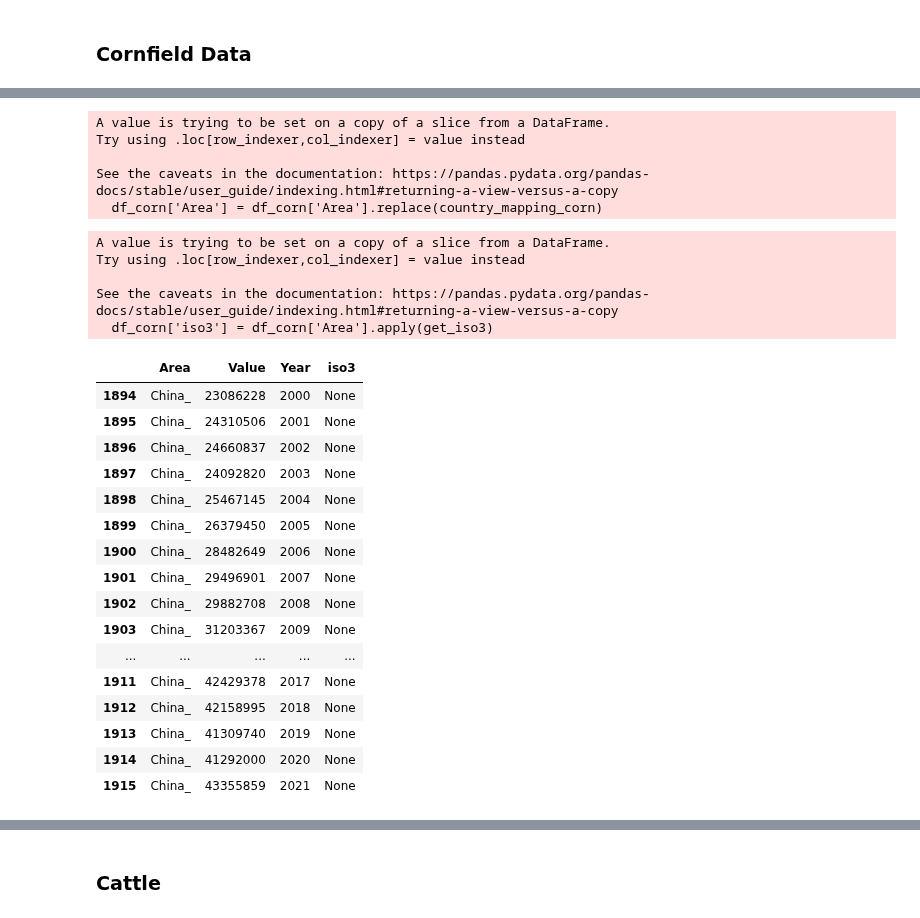
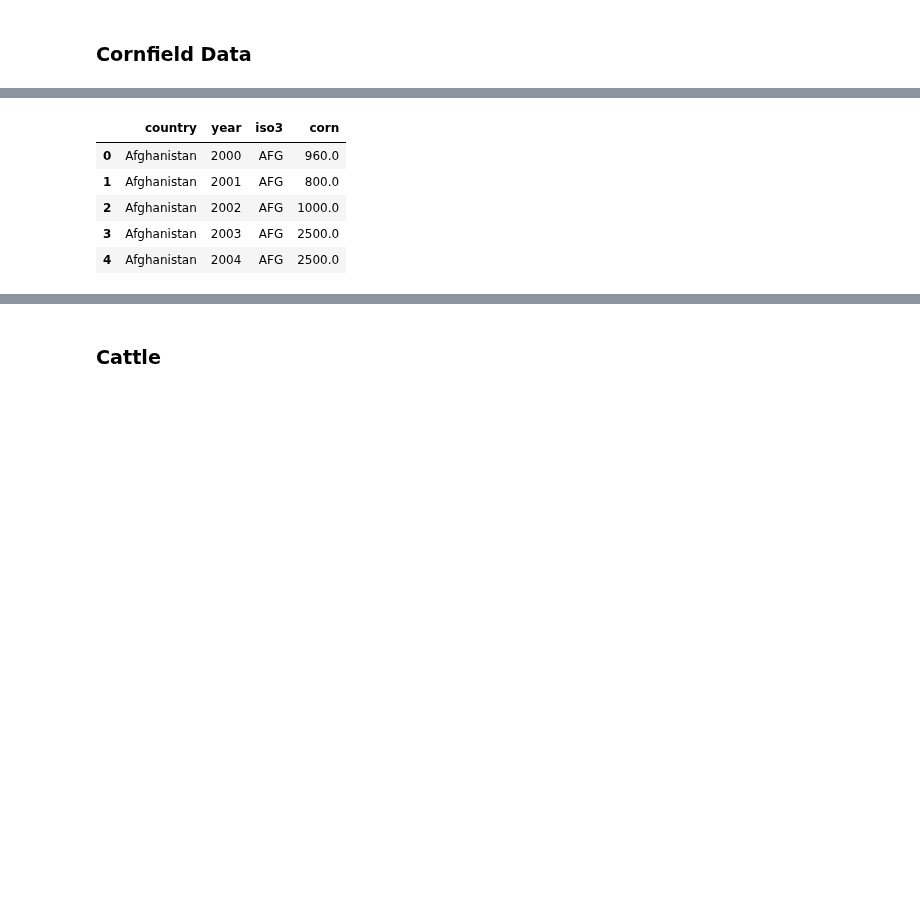
Before and after one commit to ZeliaDec/DataScience, a Jupyter notebook: Data_Notebook.ipynb, the cells around one changed output, grey strips where cells are left out. Cells and saved outputs as stored; diff of their text form; code cells hidden in the pictures; blank space fills up the shorter version.

```diff
--- a/Data_Notebook.ipynb
+++ b/Data_Notebook.ipynb
@@ -254,3 +204,0 @@ df_corn.head()
-# %%
-df_corn['iso3'] = df_corn['Area'].apply(get_iso3)
-df_corn[df_corn['iso3'].isnull()]
@@ -288,37 +217,35 @@ country_mapping_corn = {
     'Venezuela (Bolivarian Republic of)':'Venezuela, Bolivarian Republic of',
     # You can add more mappings if necessary
 }
-
-df_corn['Area'] = df_corn['Area'].replace(country_mapping_corn)
-# %% [output]
-A value is trying to be set on a copy of a slice from a DataFrame.
-Try using .loc[row_indexer,col_indexer] = value instead
-
-See the caveats in the documentation: https://pandas.pydata.org/pandas-docs/stable/user_guide/indexing.html#returning-a-view-versus-a-copy
-  df_corn['Area'] = df_corn['Area'].replace(country_mapping_corn)
 # %%
+# Replace the country names, so that they match the ISO-3 codes
+df_corn['Area'] = df_corn['Area'].replace(country_mapping_corn)
+
+# Get the ISO-3 code for each country
 df_corn['iso3'] = df_corn['Area'].apply(get_iso3)
-df_corn[df_corn['iso3'].isnull()]
+
+# Print the countries with missing ISO-3 codes
+# Note: China mainland was converted into China and China was dropped
+#print(df_corn[df_corn['iso3'].isnull()]["Area"].unique())
+
+# Drop rows with missing values, here missing values for ISO-3 codes
+df_corn = df_corn.dropna()
+
+df_corn = df_corn.reset_index()
+df_corn.drop('index', axis=1, inplace=True)
+
+# Rename the columns
+df_corn.rename(columns={'Area':'country', 'Value':'corn_ha', 'Year': 'year'}, inplace=True)
+# Convert ha in sq km
+df_corn['corn'] = df_corn['corn_ha']*0.01
+# Drop the column corn in hectares
+df_corn.drop('corn_ha', axis=1, inplace=True)
+
+df_corn.head()
 # %% [output]
-A value is trying to be set on a copy of a slice from a DataFrame.
-Try using .loc[row_indexer,col_indexer] = value instead
-
-See the caveats in the documentation: https://pandas.pydata.org/pandas-docs/stable/user_guide/indexing.html#returning-a-view-versus-a-copy
-  df_corn['iso3'] = df_corn['Area'].apply(get_iso3)
-|  | Area | Value | Year | iso3 |
-| 1894 | China_ | 23086228 | 2000 | None |
-| 1895 | China_ | 24310506 | 2001 | None |
-| 1896 | China_ | 24660837 | 2002 | None |
-| 1897 | China_ | 24092820 | 2003 | None |
-| 1898 | China_ | 25467145 | 2004 | None |
-| 1899 | China_ | 26379450 | 2005 | None |
-| 1900 | China_ | 28482649 | 2006 | None |
-| 1901 | China_ | 29496901 | 2007 | None |
-| 1902 | China_ | 29882708 | 2008 | None |
-| 1903 | China_ | 31203367 | 2009 | None |
-| ... | ... | ... | ... | ... |
-| 1911 | China_ | 42429378 | 2017 | None |
-| 1912 | China_ | 42158995 | 2018 | None |
-| 1913 | China_ | 41309740 | 2019 | None |
-| 1914 | China_ | 41292000 | 2020 | None |
-| 1915 | China_ | 43355859 | 2021 | None |
+|  | country | year | iso3 | corn |
+| 0 | Afghanistan | 2000 | AFG | 960.0 |
+| 1 | Afghanistan | 2001 | AFG | 800.0 |
+| 2 | Afghanistan | 2002 | AFG | 1000.0 |
+| 3 | Afghanistan | 2003 | AFG | 2500.0 |
+| 4 | Afghanistan | 2004 | AFG | 2500.0 |
```
Also changed, not shown: parts of 83 cells of this notebook, 1 other file.
